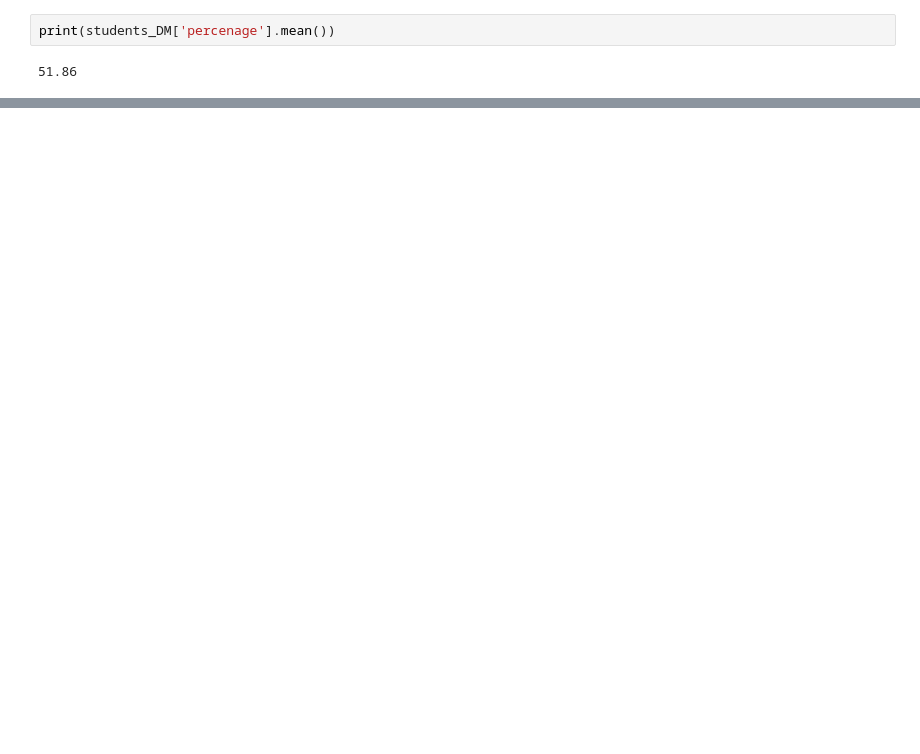
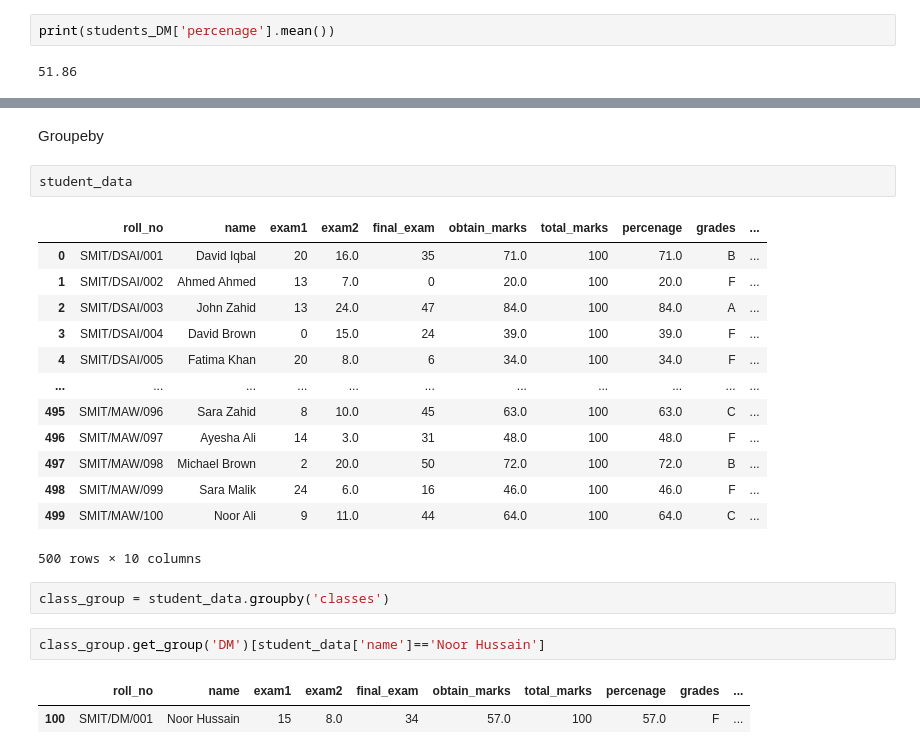
Before and after one commit to memonY49/SMIT-AI-DS-Batch-3, a Jupyter notebook: PandasPractice.ipynb, the cells around one changed output, grey strips where cells are left out. Cells and saved outputs as stored; diff of their text form; blank space fills up the shorter version.

```diff
--- a/PandasPractice.ipynb
+++ b/PandasPractice.ipynb
@@ -478,0 +544,25 @@ print(students_DM['percenage'].mean())
+# %% [markdown]
+Groupeby
+# %%
+student_data
+# %% [output]
+|  | roll_no | name | exam1 | exam2 | final_exam | obtain_marks | total_marks | percenage | grades | ... |
+| 0 | SMIT/DSAI/001 | David Iqbal | 20 | 16.0 | 35 | 71.0 | 100 | 71.0 | B | ... |
+| 1 | SMIT/DSAI/002 | Ahmed Ahmed | 13 | 7.0 | 0 | 20.0 | 100 | 20.0 | F | ... |
+| 2 | SMIT/DSAI/003 | John Zahid | 13 | 24.0 | 47 | 84.0 | 100 | 84.0 | A | ... |
+| 3 | SMIT/DSAI/004 | David Brown | 0 | 15.0 | 24 | 39.0 | 100 | 39.0 | F | ... |
+| 4 | SMIT/DSAI/005 | Fatima Khan | 20 | 8.0 | 6 | 34.0 | 100 | 34.0 | F | ... |
+| ... | ... | ... | ... | ... | ... | ... | ... | ... | ... | ... |
+| 495 | SMIT/MAW/096 | Sara Zahid | 8 | 10.0 | 45 | 63.0 | 100 | 63.0 | C | ... |
+| 496 | SMIT/MAW/097 | Ayesha Ali | 14 | 3.0 | 31 | 48.0 | 100 | 48.0 | F | ... |
+| 497 | SMIT/MAW/098 | Michael Brown | 2 | 20.0 | 50 | 72.0 | 100 | 72.0 | B | ... |
+| 498 | SMIT/MAW/099 | Sara Malik | 24 | 6.0 | 16 | 46.0 | 100 | 46.0 | F | ... |
+| 499 | SMIT/MAW/100 | Noor Ali | 9 | 11.0 | 44 | 64.0 | 100 | 64.0 | C | ... |
+500 rows × 10 columns
+# %%
+class_group = student_data.groupby('classes')
+# %%
+class_group.get_group('DM')[student_data['name']=='Noor Hussain']
+# %% [output]
+|  | roll_no | name | exam1 | exam2 | final_exam | obtain_marks | total_marks | percenage | grades | ... |
+| 100 | SMIT/DM/001 | Noor Hussain | 15 | 8.0 | 34 | 57.0 | 100 | 57.0 | F | ... |
```
Also changed, not shown: parts of 13 cells of this notebook, 3 other files.
